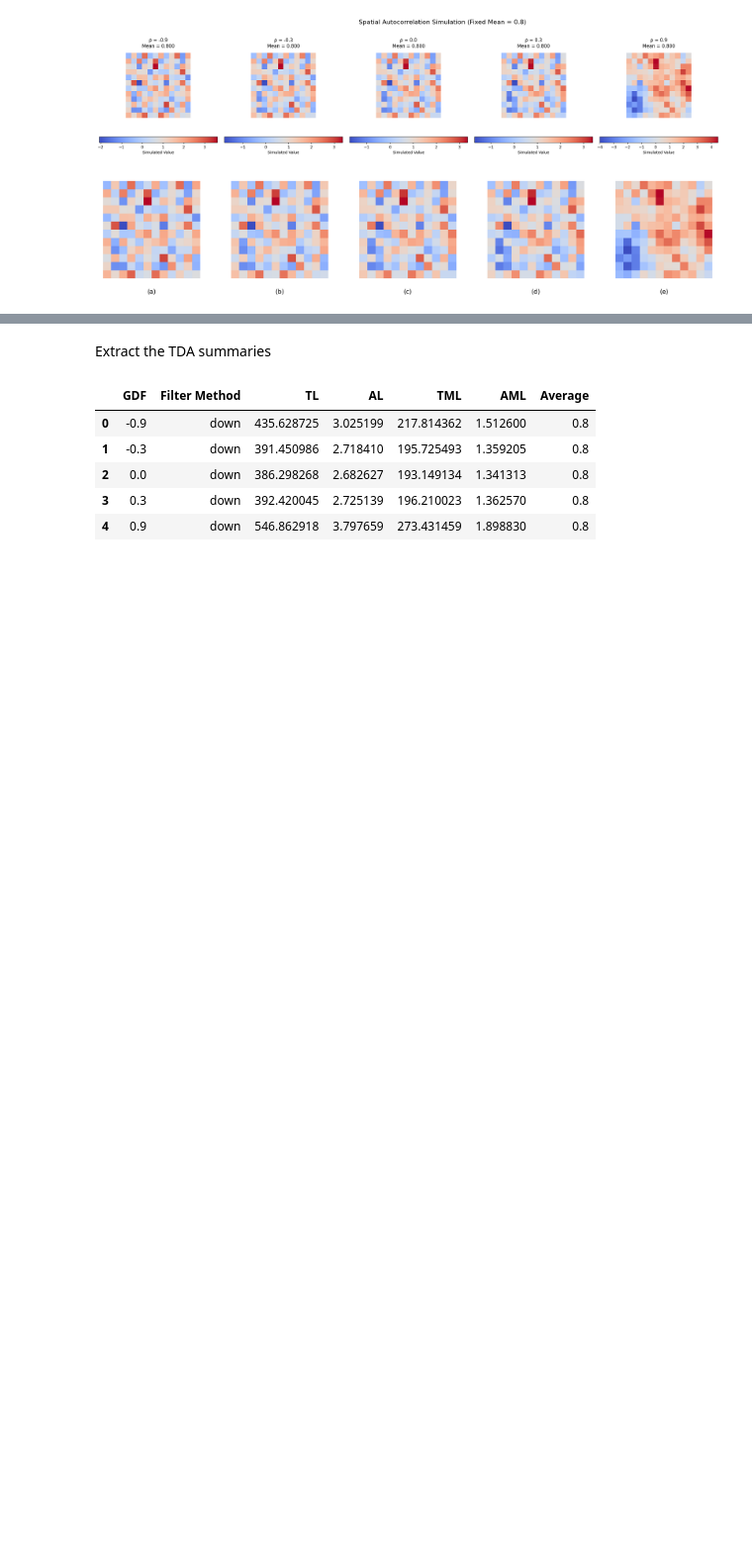
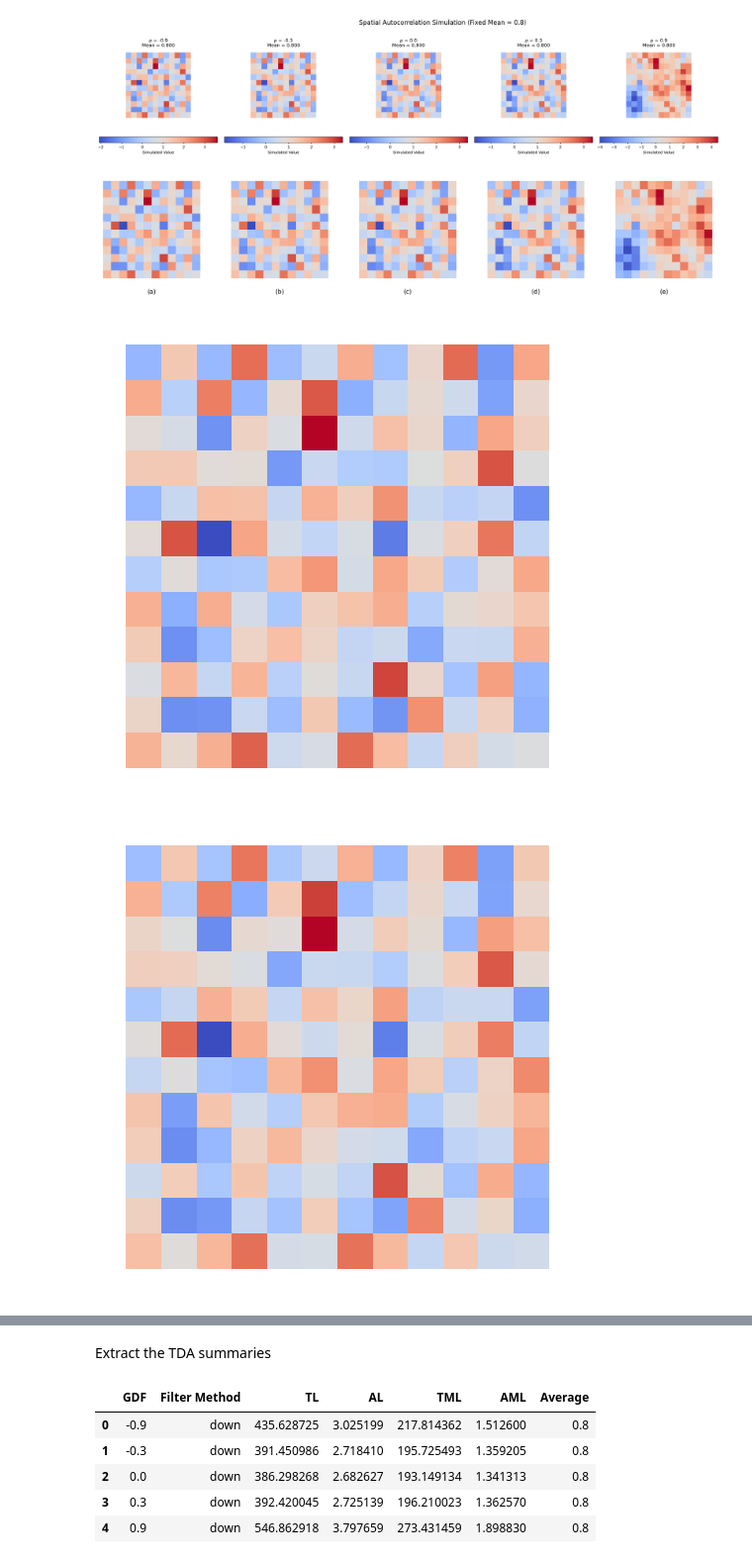
Before and after one commit to hashansl/spatial-risk-tda, a Jupyter notebook: simulations/controlled_ac.ipynb, the cells around one changed output, grey strips where cells are left out. Shown at 99% size. Drawn from its saved outputs; the diff is of its cells as text; code cells hidden in the pictures; blank space fills up the shorter version.

Commit message:
Added updated simulation plots

```diff
--- a/simulations/controlled_ac.ipynb
+++ b/simulations/controlled_ac.ipynb
@@ -339,3 +339,16 @@ for i, rho in enumerate(rhos):
 plt.show()
 # %% [output]
 [figure]
+# %%
+for i, rho in enumerate(rhos):
+    fig, ax = plt.subplots(1, 1, figsize=(5, 5))
+    geo_dataframes[rho].plot(column='Value', ax=ax, legend=False, cmap='coolwarm')
+
+    ax.axis('off')
+
+    plt.tight_layout()
+    # plt.show()
+    plt.savefig(f"spatial_autocorrelation{i}.png", bbox_inches='tight', dpi=300)
+# %% [output]
+[figure, added]
+[figure, added]
```
Also changed, not shown: parts of 1 cell of this notebook, 2 other files.
